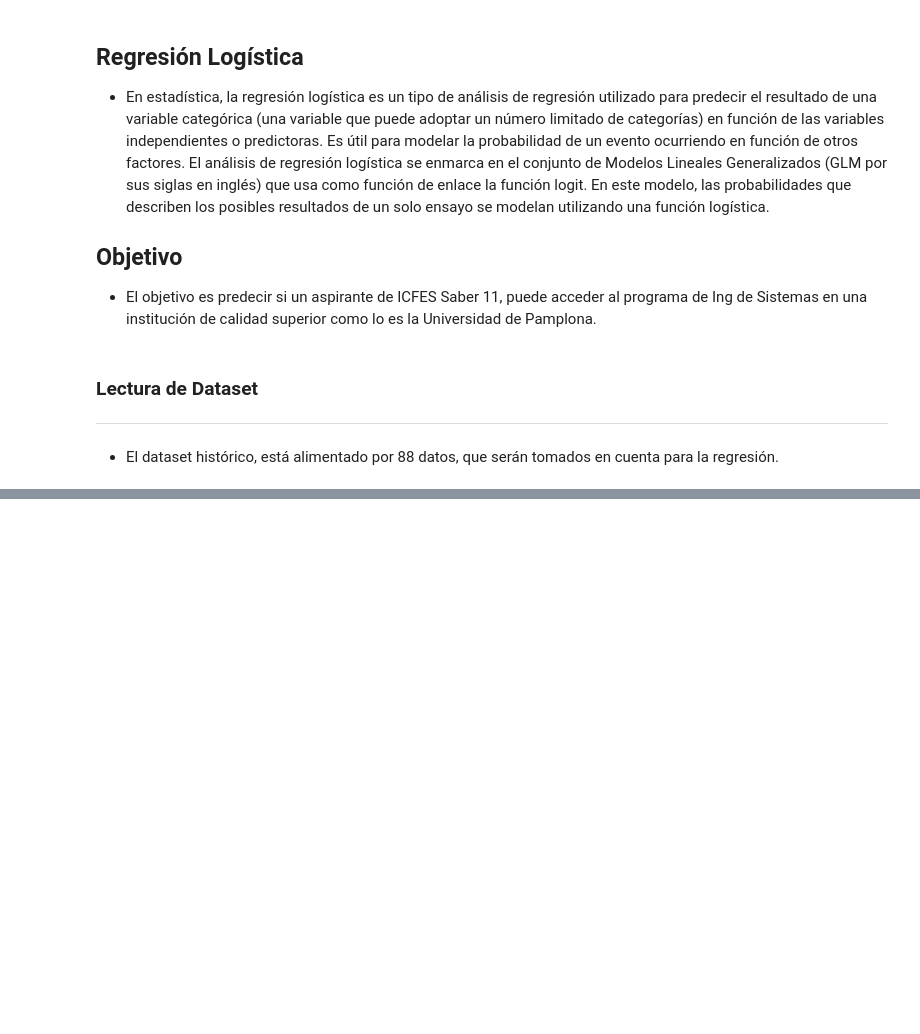
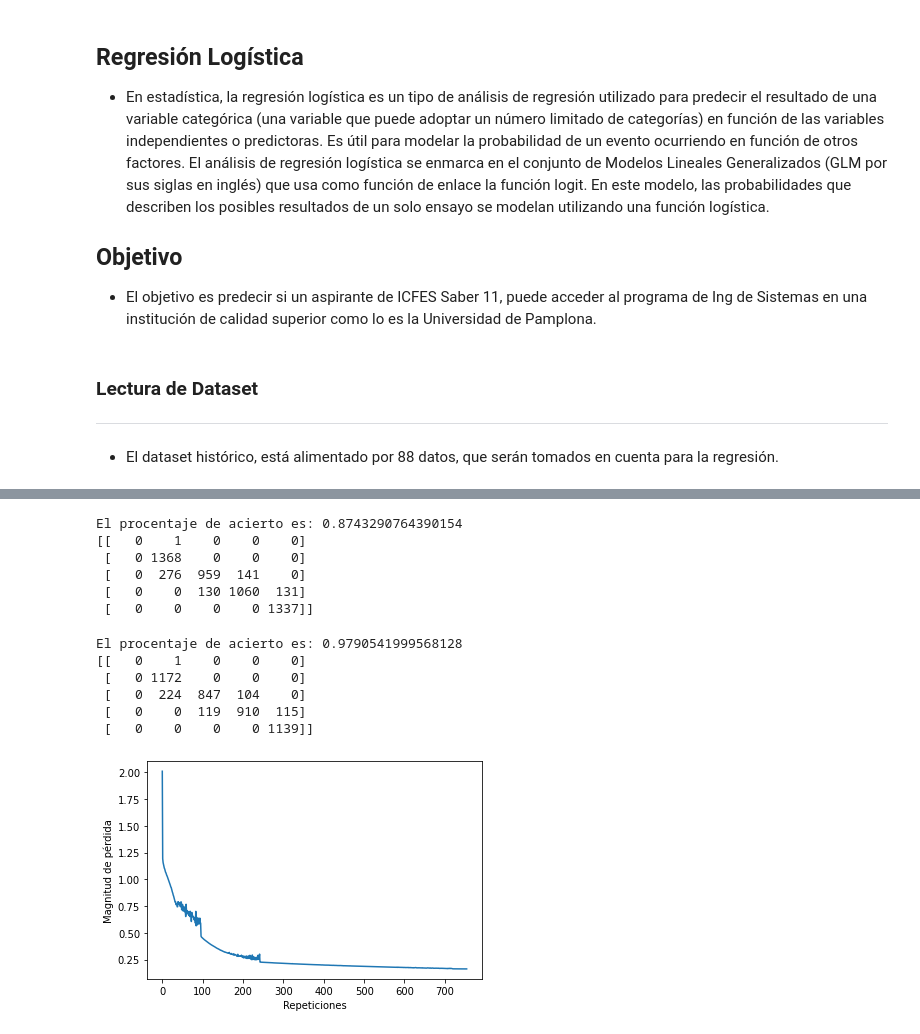
Before and after one commit to AlejoCJaimes/WebScrapper, a Jupyter notebook: recipe/PonderationUP.ipynb, the cells around one changed output, grey strips where cells are left out. Saved outputs shown, nothing was run; the diff lists cells and outputs as text; code cells hidden in the pictures; blank space fills up the shorter version.

Commit message:
Actualización Final, implementacion de algoritmos de Regresion Lógistica y Máquinas Vectoriales

```diff
--- a/recipe/PonderationUP.ipynb
+++ b/recipe/PonderationUP.ipynb
@@ -136,0 +209,18 @@ scalar = StandardScaler()
+# %%
+# Se crea una lista de nombres para las etiquetas del frame
+names=['punt_lectura_critica',
+            'punt_matematicas',
+            'punt_c_naturales',
+            'punt_sociales_ciudadanas',
+            'punt_ingles','puesto']
+
+# Se crea un data frame
+dataset = pd.DataFrame(df_positions,columns=names)
+
+# Se crea un arreglos que contenga solo los valores numericos de la tabla
+array = dataset.values
+# Las primeras 4 columnas que corresponden a las caracteristica se almacenan en X
+X = array[:,0:5]
+# La columna 5, que corresponde a la clase, se almacena en Y
+Y = array[:,-1]
+# historigraba bartplot
@@ -136,0 +275,60 @@ scalar = StandardScaler()
+# %%
+# Se define el tamaño del conjunto de validación, quedando este en 30%
+validation_size = 0.35
+seed = 10
+# Se realiza la división de los datos en los conjuntos de prueba y entrenamiento
+X_train, X_validation, Y_train, Y_validation = model_selection.train_test_split(X, Y,
+                                    test_size=validation_size, random_state=seed)
+
+
+
+# Hacer predicciones sobre el conjunto de validacion, independiente de la validacion cruzada
+LR = LogisticRegression(random_state=0, solver='liblinear', multi_class='auto')
+
+LR.fit(X_train, Y_train)
+predictions = LR.predict(X_validation)
+print("El procentaje de acierto es: %s" % accuracy_score(Y_validation, predictions))
+print(confusion_matrix(Y_validation, predictions))
+# %% [output]
+El procentaje de acierto es: 0.8743290764390154
+[[   0    1    0    0    0]
+ [   0 1368    0    0    0]
+ [   0  276  959  141    0]
+ [   0    0  130 1060  131]
+ [   0    0    0    0 1337]]
+# %%
+clf = MLPClassifier(activation='relu', max_iter=5200, hidden_layer_sizes=(30,30,30),
+                    learning_rate='adaptive', solver='sgd')
+
+clf.fit(X,Y)
+svm_preditions = clf.predict(X_validation)
+print("El procentaje de acierto es: %s" % accuracy_score(Y_validation, svm_preditions))
+print(confusion_matrix(Y_validation, predictions))
+
+# 0.9643705463182898
+# 0.9591880803282229
+# 0.9645864824012093
+# 0.9946015979270136
+# 0.9963290865903692
+#0.9954653422586914 28.7s
+#0.982509177283524
+# Error cuadratico.
+# Todo lo que es prediccion y pronosstico son modelos de regresion.
+# %% [output]
+El procentaje de acierto es: 0.9790541999568128
+[[   0    1    0    0    0]
+ [   0 1172    0    0    0]
+ [   0  224  847  104    0]
+ [   0    0  119  910  115]
+ [   0    0    0    0 1139]]
+# %%
+
+
+# Plotter Graphics
+
+plt.xlabel("Repeticiones")
+plt.ylabel("Magnitud de pérdida")
+plt.plot(clf.loss_curve_)
+plt.show()
+# %% [output]
+[figure, added]
```
Also changed, not shown: parts of 15 cells of this notebook.
